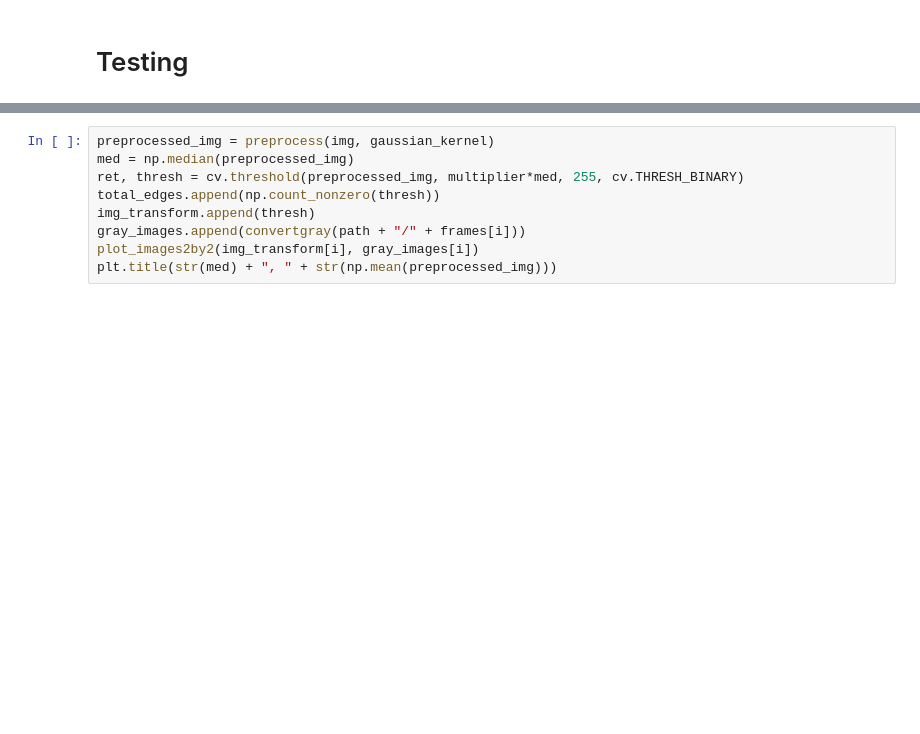
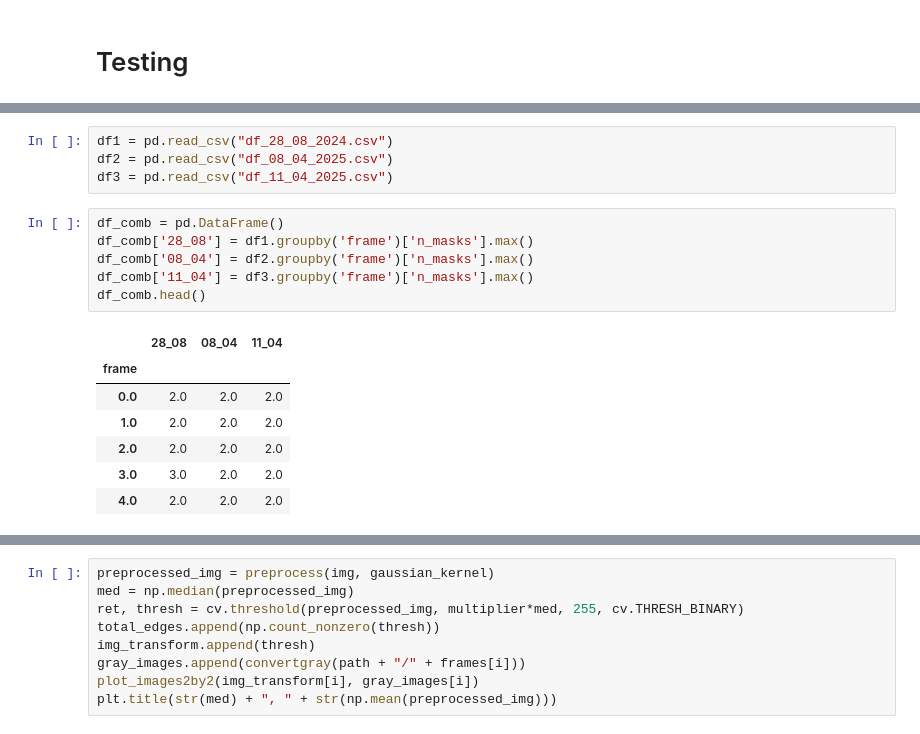
Before and after one commit to muthuganeshece/CVProjects, a Jupyter notebook: SodiumDisposal/Notebook/FeatureExtraction.ipynb, the cells around one changed output, grey strips where cells are left out. Drawn from its saved outputs; the diff is of its cells as text; blank space fills up the shorter version.

```diff
--- a/SodiumDisposal/Notebook/FeatureExtraction.ipynb
+++ b/SodiumDisposal/Notebook/FeatureExtraction.ipynb
@@ -216,0 +373,18 @@ if results[0].masks is not None:
+# %%
+df1 = pd.read_csv("df_28_08_2024.csv")
+df2 = pd.read_csv("df_08_04_2025.csv")
+df3 = pd.read_csv("df_11_04_2025.csv")
+# %%
+df_comb = pd.DataFrame()
+df_comb['28_08'] = df1.groupby('frame')['n_masks'].max()
+df_comb['08_04'] = df2.groupby('frame')['n_masks'].max()
+df_comb['11_04'] = df3.groupby('frame')['n_masks'].max()
+df_comb.head()
+# %% [output]
+|  | 28_08 | 08_04 | 11_04 |
+| frame |  |  |  |
+| 0.0 | 2.0 | 2.0 | 2.0 |
+| 1.0 | 2.0 | 2.0 | 2.0 |
+| 2.0 | 2.0 | 2.0 | 2.0 |
+| 3.0 | 3.0 | 2.0 | 2.0 |
+| 4.0 | 2.0 | 2.0 | 2.0 |
```
Also changed, not shown: parts of 22 cells of this notebook.
